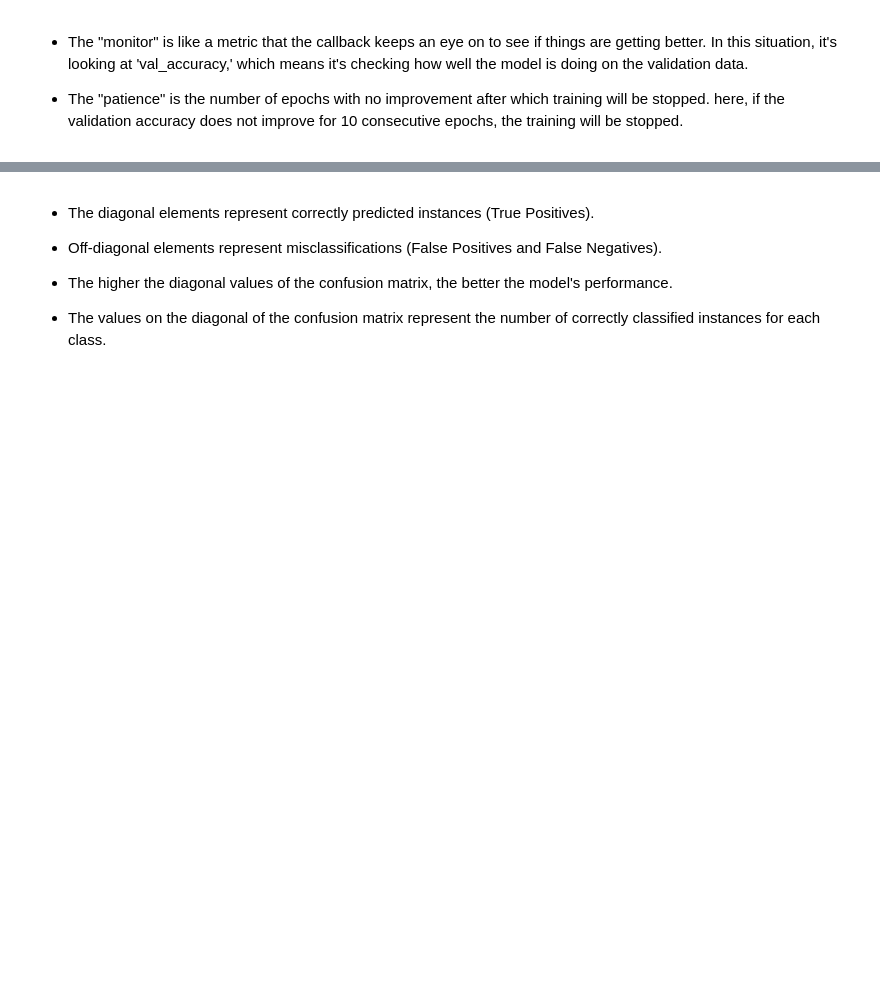
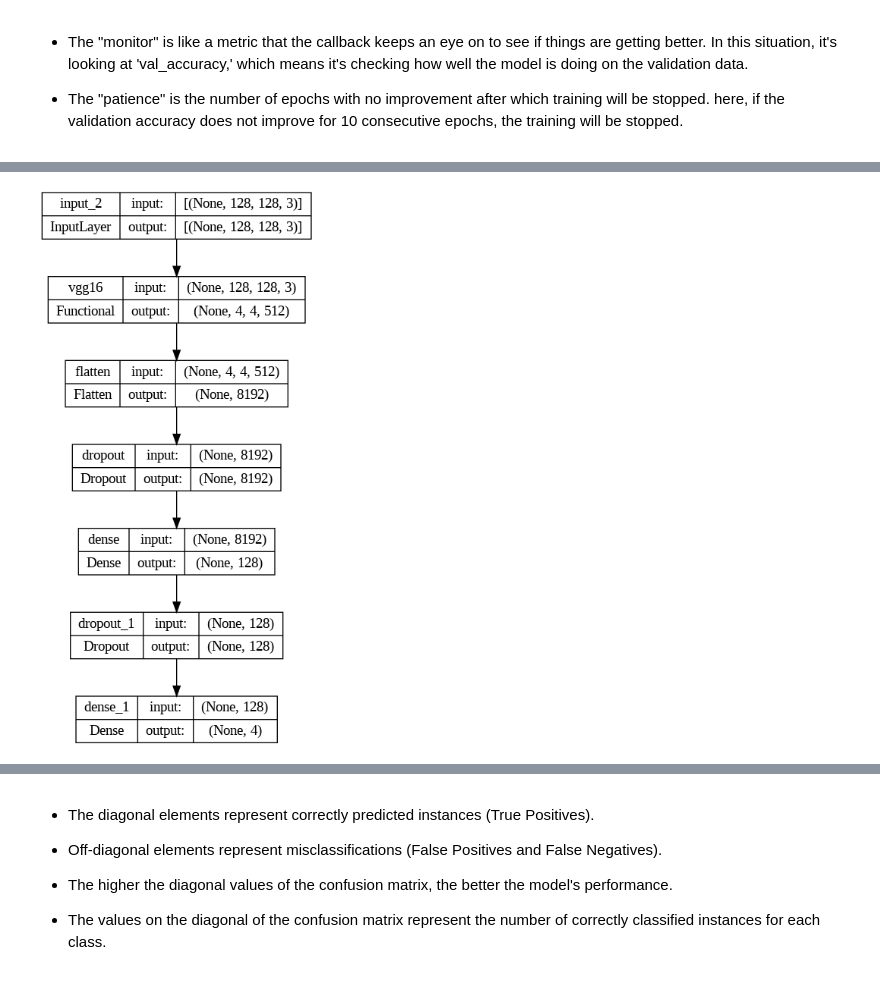
Before and after one commit to 87tana/ImageObjectClassification_NetworkComparison, a Jupyter notebook: Brain_Tumor_Classification_modified.ipynb, the cells around one changed output, grey strips where cells are left out. Drawn from its saved outputs; the diff is of its cells as text; code cells hidden in the pictures; blank space fills up the shorter version.

```diff
--- a/Brain_Tumor_Classification_modified.ipynb
+++ b/Brain_Tumor_Classification_modified.ipynb
@@ -260,4 +216,0 @@ You must install pydot (`pip install pydot`) and install graphviz (see instructi
-# %%
-model.compile(optimizer=Adam(learning_rate=0.0001),
-             loss='categorical_crossentropy',
-             metrics=['categorical_accuracy'])
@@ -266,7 +216,0 @@ model.compile(optimizer=Adam(learning_rate=0.0001),
-# %%
-%%time
-train_history = model.fit(train_dataset,
-                          batch_size = batch_size,
-                          validation_data = val_dataset,
-                          epochs = 10,
-                          callbacks = [early_stopping])
@@ -395,0 +221,23 @@ plt.show()
+# %%
+def model_def(base_model):
+
+  # Set all layers to non-trainable
+  for layer in base_model.layers:  # loop through all layers in VGG16
+      layer.trainable = False
+  # Set the last vgg block to trainable
+  base_model.layers[-2].trainable = True   #unfreeze the last 3 layers
+  base_model.layers[-3].trainable = True
+  base_model.layers[-4].trainable = True
+
+
+  # build a custom model of VGG16
+  model = Sequential()
+  model.add(Input(shape=(image_size,image_size,3))) # add input layer with the specified shape
+  model.add(base_model) #Adds the pre-trained VGG16 base model to the model.
+  model.add(Flatten())  #Flattens the output of the VGG16 base
+  model.add(Dropout(0.3)) # Applies dropout with a rate of 0.3 to reduce overfitting.
+  model.add(Dense(128, activation='relu')) # Adds a fully connected layer with 128 units and ReLU activation.
+  model.add(Dropout(0.2)) # Applies another dropout with a rate of 0.2.
+  model.add(Dense(4, activation='softmax'))
+
+  return model
@@ -395,0 +246,2 @@ plt.show()
+# %%
+model_vgg = model_def(VGG16(input_shape=(image_size,image_size,3), include_top=False, weights='imagenet'))
@@ -395,0 +271,4 @@ plt.show()
+# %%
+keras.utils.plot_model(model_vgg, show_shapes=True)
+# %% [output]
+[figure, added]
```
Also changed, not shown: parts of 98 cells of this notebook.
